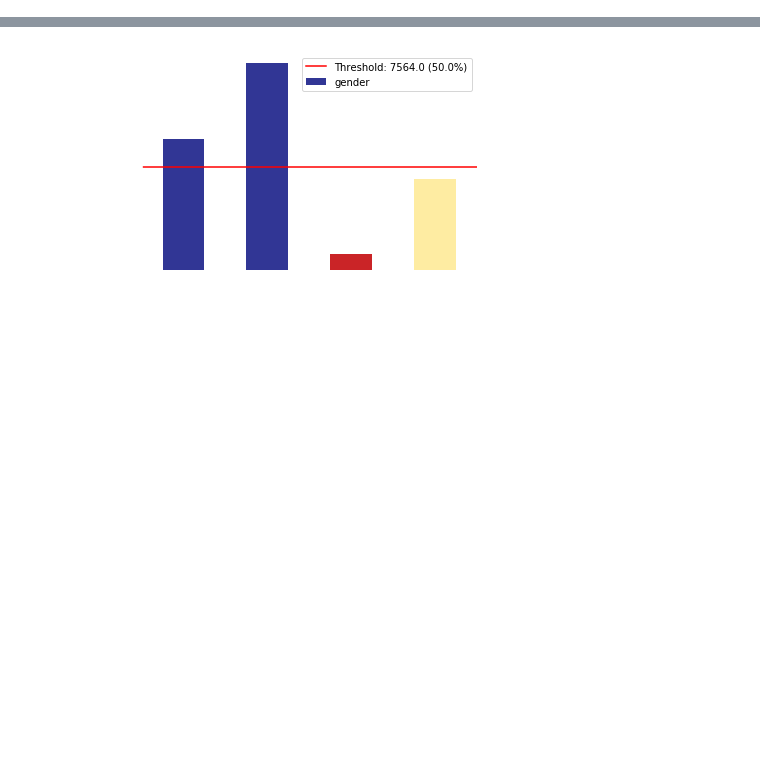
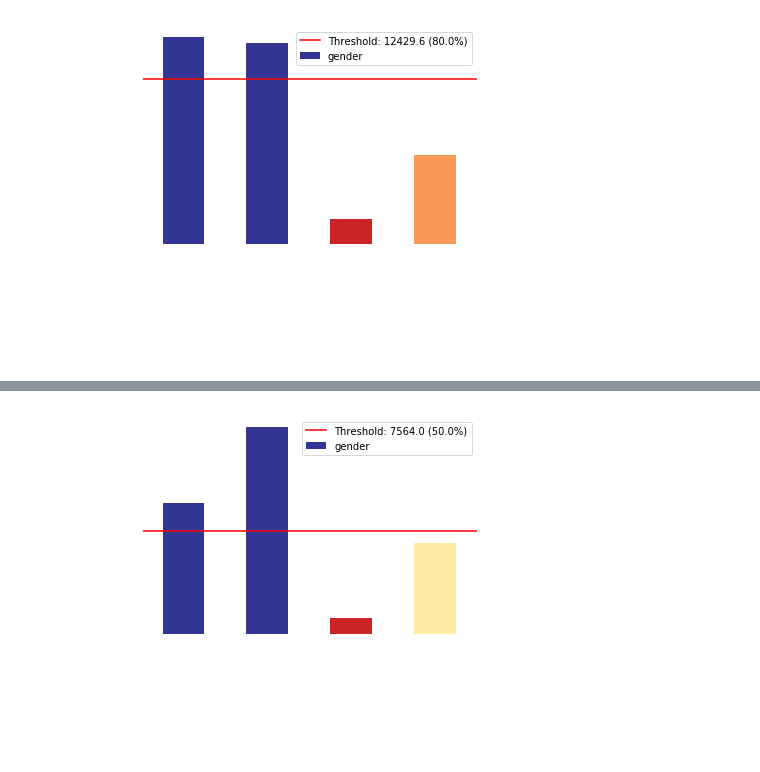
Before and after one commit to EthicalML/xai, a Jupyter notebook: examples/XData Example Usage.ipynb, the cells around one changed output, grey strips where cells are left out. Drawn from its saved outputs; the diff is of its cells as text; code cells hidden in the pictures; blank space fills up the shorter version.

```diff
--- a/examples/XData Example Usage.ipynb
+++ b/examples/XData Example Usage.ipynb
@@ -43,0 +70,4 @@ xd.show_imbalance
+# %%
+xd.show_imbalance("gender", cross_column_names=["loan"])
+# %% [output]
+[figure, added]
```
Also changed, not shown: parts of 7 cells of this notebook, 1 other file.
